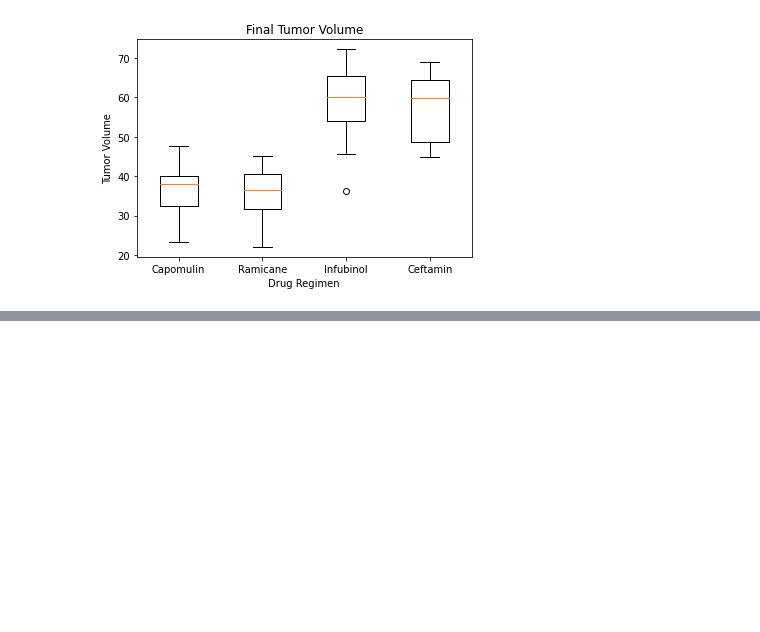
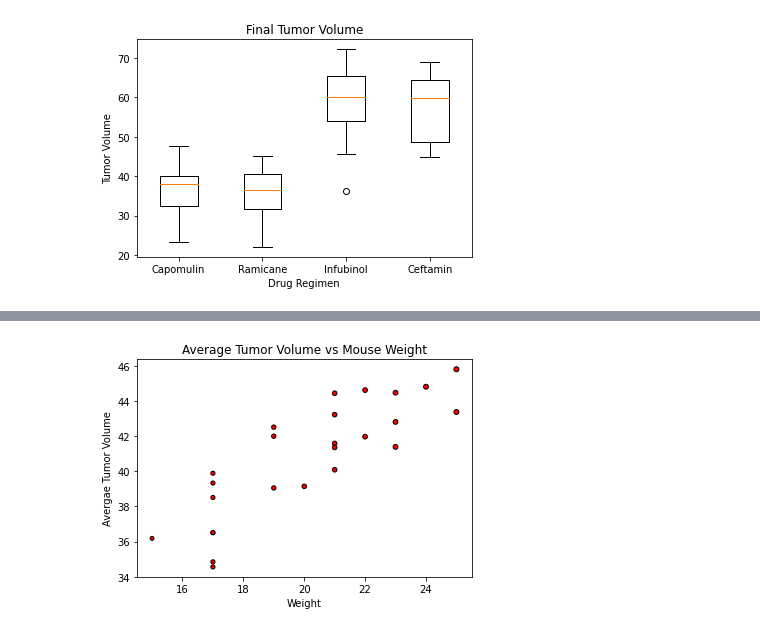
Before and after one commit to EdwinVargas22/UCI-Edwin-Vargas-Homework, a Jupyter notebook: 05-Matplotlib-Challenge/Script for Pharmaceutical.ipynb, the cells around one changed output, grey strips where cells are left out. Saved outputs shown, nothing was run; the diff lists cells and outputs as text; code cells hidden in the pictures; blank space fills up the shorter version.

```diff
--- a/05-Matplotlib-Challenge/Script for Pharmaceutical.ipynb
+++ b/05-Matplotlib-Challenge/Script for Pharmaceutical.ipynb
@@ -253,0 +255,16 @@ plt.show()
+# %%
+# Use loc function to choose only the Capomulin drug
+one_drug = clean_data.loc[clean_data['Drug Regimen'] == 'Capomulin']
+
+# Group by the mouse id and weight
+# Use the mean function to find the average tumor volume
+average_tumor_volume = one_drug.groupby(['Mouse ID', 'Weight (g)'])['Tumor Volume (mm3)'].mean().reset_index()
+
+# Plot the scatter graph and add labels
+plt.scatter(average_tumor_volume['Weight (g)'], average_tumor_volume['Tumor Volume (mm3)'], marker="o", facecolors="red", edgecolors="black", s=average_tumor_volume['Weight (g)'])
+plt.title("Average Tumor Volume vs Mouse Weight")
+plt.xlabel("Weight")
+plt.ylabel("Avergae Tumor Volume")
+plt.show()
+# %% [output]
+[figure, added]
```
Also changed, not shown: parts of 2 cells of this notebook.
